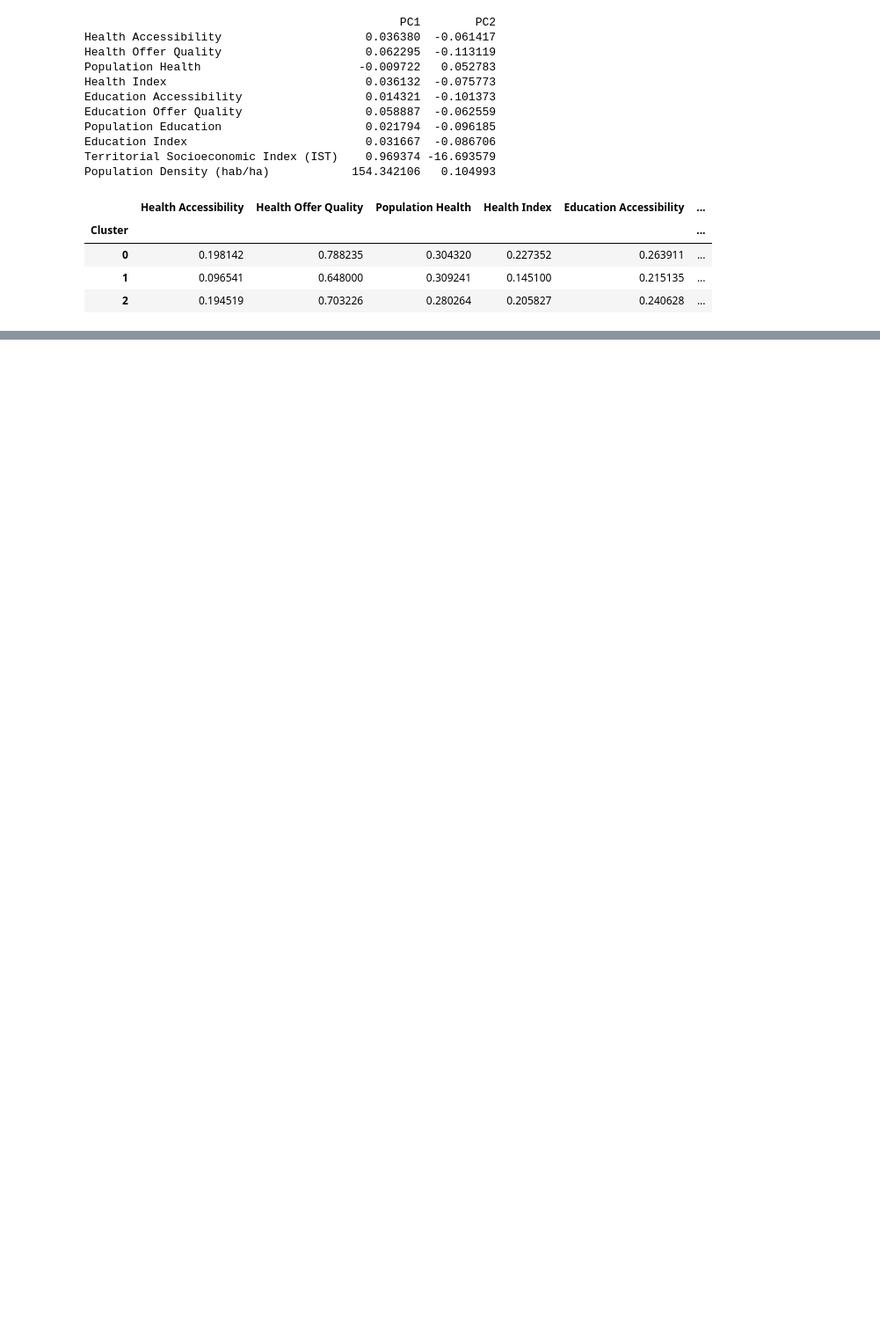
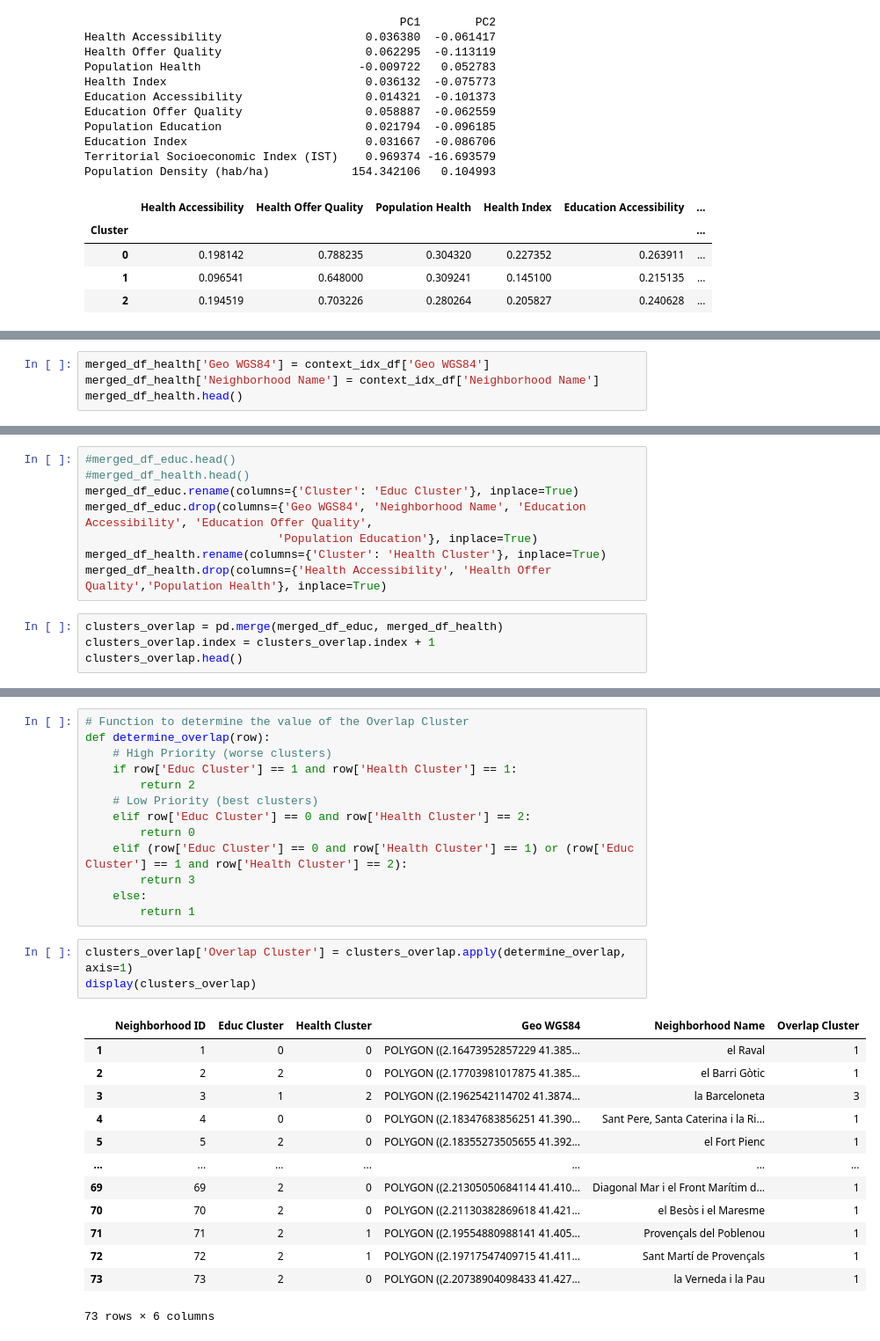
Before and after one commit to mariatormo/TFG-Code, a Jupyter notebook: 2.4 Results/Correlation.ipynb, the cells around one changed output, grey strips where cells are left out. Shown: that part at 88% size. Drawn from its saved outputs; the diff is of its cells as text; blank space fills up the shorter version.

```diff
--- a/2.4 Results/Correlation.ipynb
+++ b/2.4 Results/Correlation.ipynb
@@ -304,0 +574,4 @@ Population Density (hab/ha)            154.342106   0.104993
+# %%
+merged_df_health['Geo WGS84'] = context_idx_df['Geo WGS84']
+merged_df_health['Neighborhood Name'] = context_idx_df['Neighborhood Name']
+merged_df_health.head()
@@ -304,0 +589,12 @@ Population Density (hab/ha)            154.342106   0.104993
+# %%
+#merged_df_educ.head()
+#merged_df_health.head()
+merged_df_educ.rename(columns={'Cluster': 'Educ Cluster'}, inplace=True)
+merged_df_educ.drop(columns={'Geo WGS84', 'Neighborhood Name', 'Education Accessibility', 'Education Offer Quality',
+                            'Population Education'}, inplace=True)
+merged_df_health.rename(columns={'Cluster': 'Health Cluster'}, inplace=True)
+merged_df_health.drop(columns={'Health Accessibility', 'Health Offer Quality','Population Health'}, inplace=True)
+# %%
+clusters_overlap = pd.merge(merged_df_educ, merged_df_health)
+clusters_overlap.index = clusters_overlap.index + 1
+clusters_overlap.head()
@@ -304,0 +616,30 @@ Population Density (hab/ha)            154.342106   0.104993
+# %%
+# Function to determine the value of the Overlap Cluster
+def determine_overlap(row):
+    # High Priority (worse clusters)
+    if row['Educ Cluster'] == 1 and row['Health Cluster'] == 1:
+        return 2
+    # Low Priority (best clusters)
+    elif row['Educ Cluster'] == 0 and row['Health Cluster'] == 2:
+        return 0
+    elif (row['Educ Cluster'] == 0 and row['Health Cluster'] == 1) or (row['Educ Cluster'] == 1 and row['Health Cluster'] == 2):
+        return 3
+    else:
+        return 1
+# %%
+clusters_overlap['Overlap Cluster'] = clusters_overlap.apply(determine_overlap, axis=1)
+display(clusters_overlap)
+# %% [output]
+|  | Neighborhood ID | Educ Cluster | Health Cluster | Geo WGS84 | Neighborhood Name | Overlap Cluster |
+| 1 | 1 | 0 | 0 | POLYGON ((2.16473952857229 41.385... | el Raval | 1 |
+| 2 | 2 | 2 | 0 | POLYGON ((2.17703981017875 41.385... | el Barri Gòtic | 1 |
+| 3 | 3 | 1 | 2 | POLYGON ((2.1962542114702 41.3874... | la Barceloneta | 3 |
+| 4 | 4 | 0 | 0 | POLYGON ((2.18347683856251 41.390... | Sant Pere, Santa Caterina i la Ri... | 1 |
+| 5 | 5 | 2 | 0 | POLYGON ((2.18355273505655 41.392... | el Fort Pienc | 1 |
+| ... | ... | ... | ... | ... | ... | ... |
+| 69 | 69 | 2 | 0 | POLYGON ((2.21305050684114 41.410... | Diagonal Mar i el Front Marítim d... | 1 |
+| 70 | 70 | 2 | 0 | POLYGON ((2.21130382869618 41.421... | el Besòs i el Maresme | 1 |
+| 71 | 71 | 2 | 1 | POLYGON ((2.19554880988141 41.405... | Provençals del Poblenou | 1 |
+| 72 | 72 | 2 | 1 | POLYGON ((2.19717547409715 41.411... | Sant Martí de Provençals | 1 |
+| 73 | 73 | 2 | 0 | POLYGON ((2.20738904098433 41.427... | la Verneda i la Pau | 1 |
+73 rows × 6 columns
```
Also changed, not shown: parts of 34 cells of this notebook, 30 other files.
